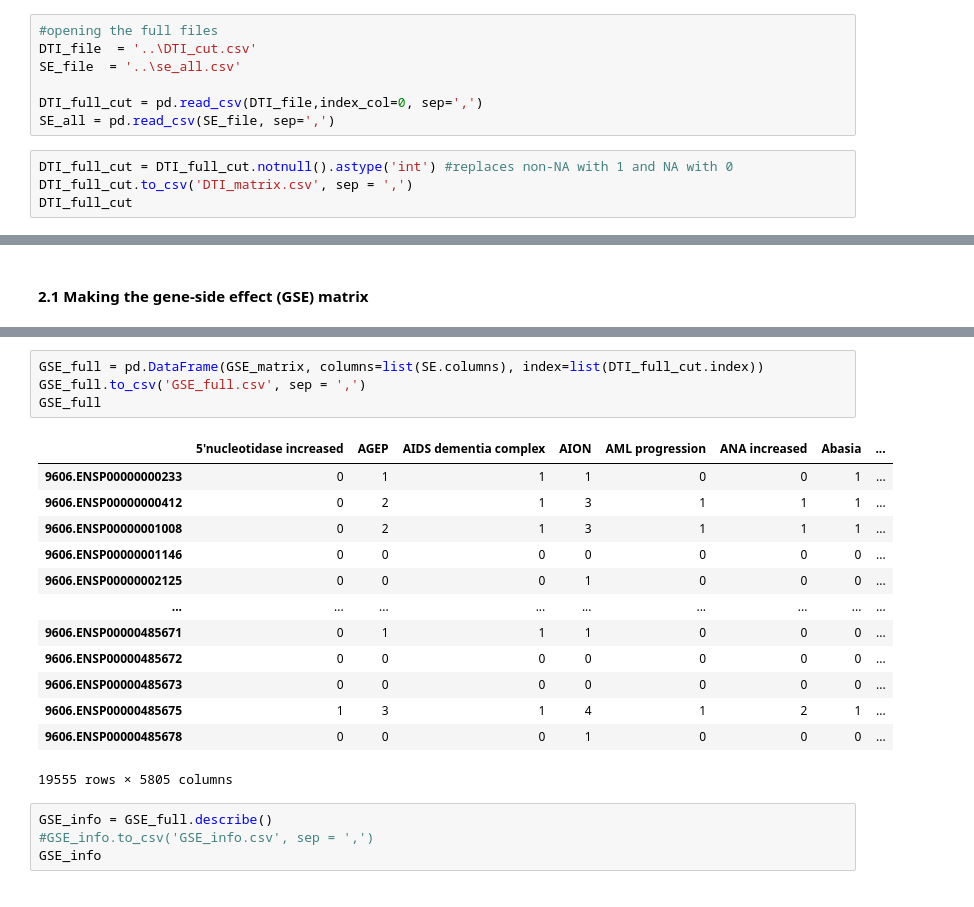
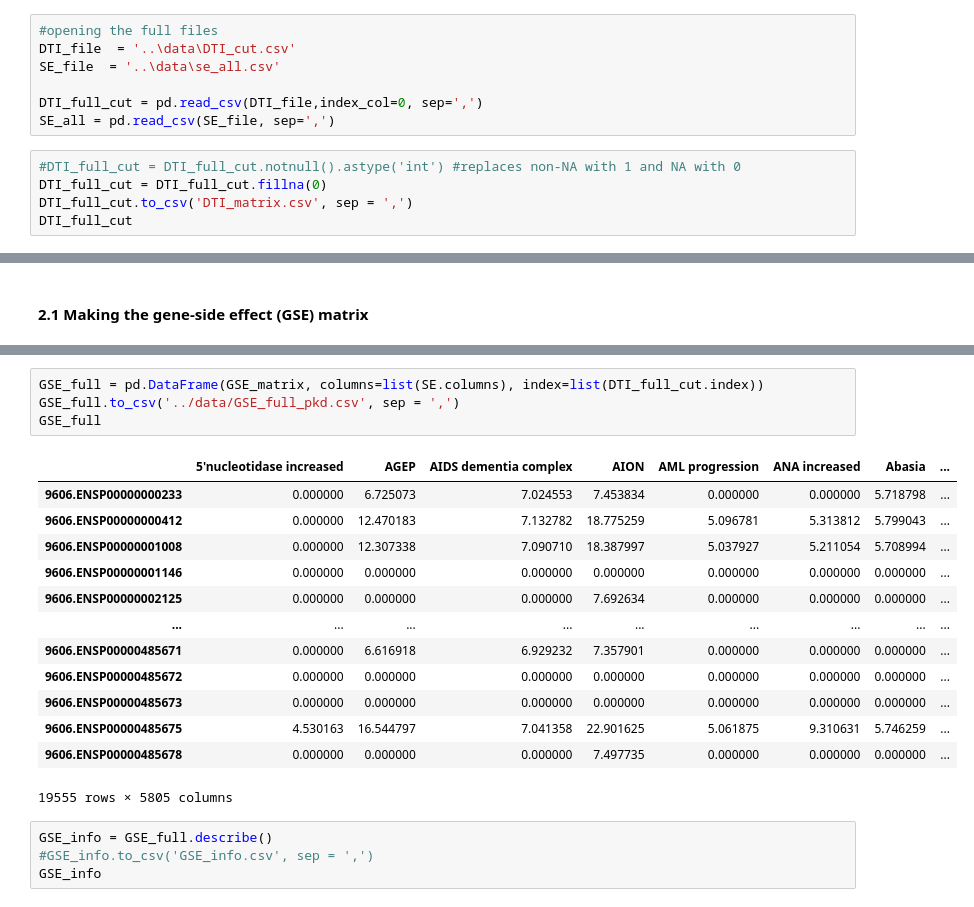
Before and after one commit to amanzadi/MS_Thesis, a Jupyter notebook: Enrichment.ipynb, the cells around one changed output, grey strips where cells are left out. Cells and saved outputs as stored; diff of their text form.

```diff
--- a/Enrichment.ipynb
+++ b/Enrichment.ipynb
@@ -159,13 +159,14 @@ DTI_cut
 ### 2. Enrichment process
 # %%
 #opening the full files
-DTI_file  = '..\DTI_cut.csv'
-SE_file  = '..\se_all.csv'
+DTI_file  = '..\data\DTI_cut.csv'
+SE_file  = '..\data\se_all.csv'
 
 DTI_full_cut = pd.read_csv(DTI_file,index_col=0, sep=',')
 SE_all = pd.read_csv(SE_file, sep=',')
 # %%
-DTI_full_cut = DTI_full_cut.notnull().astype('int') #replaces non-NA with 1 and NA with 0
+#DTI_full_cut = DTI_full_cut.notnull().astype('int') #replaces non-NA with 1 and NA with 0
+DTI_full_cut = DTI_full_cut.fillna(0)
 DTI_full_cut.to_csv('DTI_matrix.csv', sep = ',')
 DTI_full_cut
 # %% [output]
@@ -243,20 +236,20 @@ Wall time: 7min 24s
 # %%
 GSE_full = pd.DataFrame(GSE_matrix, columns=list(SE.columns), index=list(DTI_full_cut.index))
-GSE_full.to_csv('GSE_full.csv', sep = ',')
+GSE_full.to_csv('../data/GSE_full_pkd.csv', sep = ',')
 GSE_full
 # %% [output]
 |  | 5'nucleotidase increased | AGEP | AIDS dementia complex | AION | AML progression | ANA increased | Abasia | ... |
-| 9606.ENSP00000000233 | 0 | 1 | 1 | 1 | 0 | 0 | 1 | ... |
-| 9606.ENSP00000000412 | 0 | 2 | 1 | 3 | 1 | 1 | 1 | ... |
-| 9606.ENSP00000001008 | 0 | 2 | 1 | 3 | 1 | 1 | 1 | ... |
-| 9606.ENSP00000001146 | 0 | 0 | 0 | 0 | 0 | 0 | 0 | ... |
-| 9606.ENSP00000002125 | 0 | 0 | 0 | 1 | 0 | 0 | 0 | ... |
+| 9606.ENSP00000000233 | 0.000000 | 6.725073 | 7.024553 | 7.453834 | 0.000000 | 0.000000 | 5.718798 | ... |
+| 9606.ENSP00000000412 | 0.000000 | 12.470183 | 7.132782 | 18.775259 | 5.096781 | 5.313812 | 5.799043 | ... |
+| 9606.ENSP00000001008 | 0.000000 | 12.307338 | 7.090710 | 18.387997 | 5.037927 | 5.211054 | 5.708994 | ... |
+| 9606.ENSP00000001146 | 0.000000 | 0.000000 | 0.000000 | 0.000000 | 0.000000 | 0.000000 | 0.000000 | ... |
+| 9606.ENSP00000002125 | 0.000000 | 0.000000 | 0.000000 | 7.692634 | 0.000000 | 0.000000 | 0.000000 | ... |
 | ... | ... | ... | ... | ... | ... | ... | ... | ... |
-| 9606.ENSP00000485671 | 0 | 1 | 1 | 1 | 0 | 0 | 0 | ... |
-| 9606.ENSP00000485672 | 0 | 0 | 0 | 0 | 0 | 0 | 0 | ... |
-| 9606.ENSP00000485673 | 0 | 0 | 0 | 0 | 0 | 0 | 0 | ... |
-| 9606.ENSP00000485675 | 1 | 3 | 1 | 4 | 1 | 2 | 1 | ... |
-| 9606.ENSP00000485678 | 0 | 0 | 0 | 1 | 0 | 0 | 0 | ... |
+| 9606.ENSP00000485671 | 0.000000 | 6.616918 | 6.929232 | 7.357901 | 0.000000 | 0.000000 | 0.000000 | ... |
+| 9606.ENSP00000485672 | 0.000000 | 0.000000 | 0.000000 | 0.000000 | 0.000000 | 0.000000 | 0.000000 | ... |
+| 9606.ENSP00000485673 | 0.000000 | 0.000000 | 0.000000 | 0.000000 | 0.000000 | 0.000000 | 0.000000 | ... |
+| 9606.ENSP00000485675 | 4.530163 | 16.544797 | 7.041358 | 22.901625 | 5.061875 | 9.310631 | 5.746259 | ... |
+| 9606.ENSP00000485678 | 0.000000 | 0.000000 | 0.000000 | 7.497735 | 0.000000 | 0.000000 | 0.000000 | ... |
 19555 rows × 5805 columns
 # %%
 GSE_info = GSE_full.describe()
```
Also changed, not shown: parts of 4 cells of this notebook, 1 other file.
